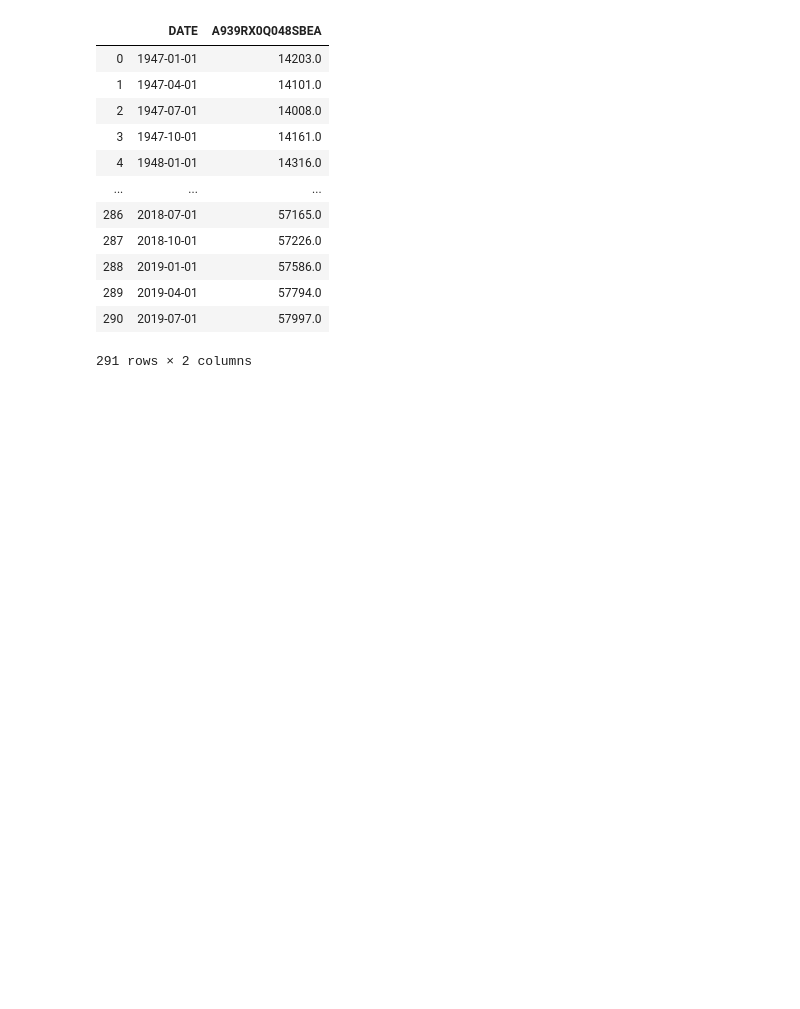
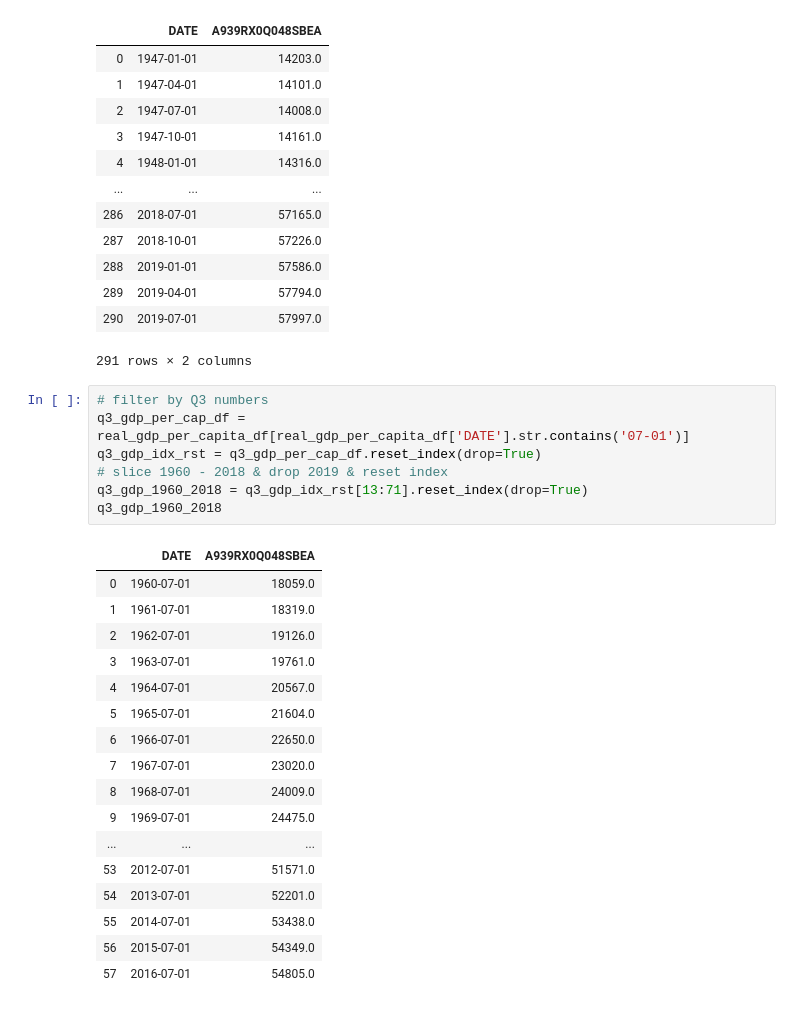
Before and after one commit to plowden/project-1-group-6, a Jupyter notebook: thien.ipynb, the cells around one changed output. Saved outputs shown, nothing was run; the diff lists cells and outputs as text; blank space fills up the shorter version.

```diff
--- a/thien.ipynb
+++ b/thien.ipynb
@@ -597,3 +604,28 @@ real_gdp_per_capita_df
 | 289 | 2019-04-01 | 57794.0 |
 | 290 | 2019-07-01 | 57997.0 |
 291 rows × 2 columns
+# %%
+# filter by Q3 numbers
+q3_gdp_per_cap_df = real_gdp_per_capita_df[real_gdp_per_capita_df['DATE'].str.contains('07-01')]
+q3_gdp_idx_rst = q3_gdp_per_cap_df.reset_index(drop=True)
+# slice 1960 - 2018 & drop 2019 & reset index
+q3_gdp_1960_2018 = q3_gdp_idx_rst[13:71].reset_index(drop=True)
+q3_gdp_1960_2018
+# %% [output]
+|  | DATE | A939RX0Q048SBEA |
+| 0 | 1960-07-01 | 18059.0 |
+| 1 | 1961-07-01 | 18319.0 |
+| 2 | 1962-07-01 | 19126.0 |
+| 3 | 1963-07-01 | 19761.0 |
+| 4 | 1964-07-01 | 20567.0 |
+| 5 | 1965-07-01 | 21604.0 |
+| 6 | 1966-07-01 | 22650.0 |
+| 7 | 1967-07-01 | 23020.0 |
+| 8 | 1968-07-01 | 24009.0 |
+| 9 | 1969-07-01 | 24475.0 |
+| ... | ... | ... |
+| 53 | 2012-07-01 | 51571.0 |
+| 54 | 2013-07-01 | 52201.0 |
+| 55 | 2014-07-01 | 53438.0 |
+| 56 | 2015-07-01 | 54349.0 |
+| 57 | 2016-07-01 | 54805.0 |
```
Also changed, not shown: parts of 5 cells of this notebook, 4 other files.
